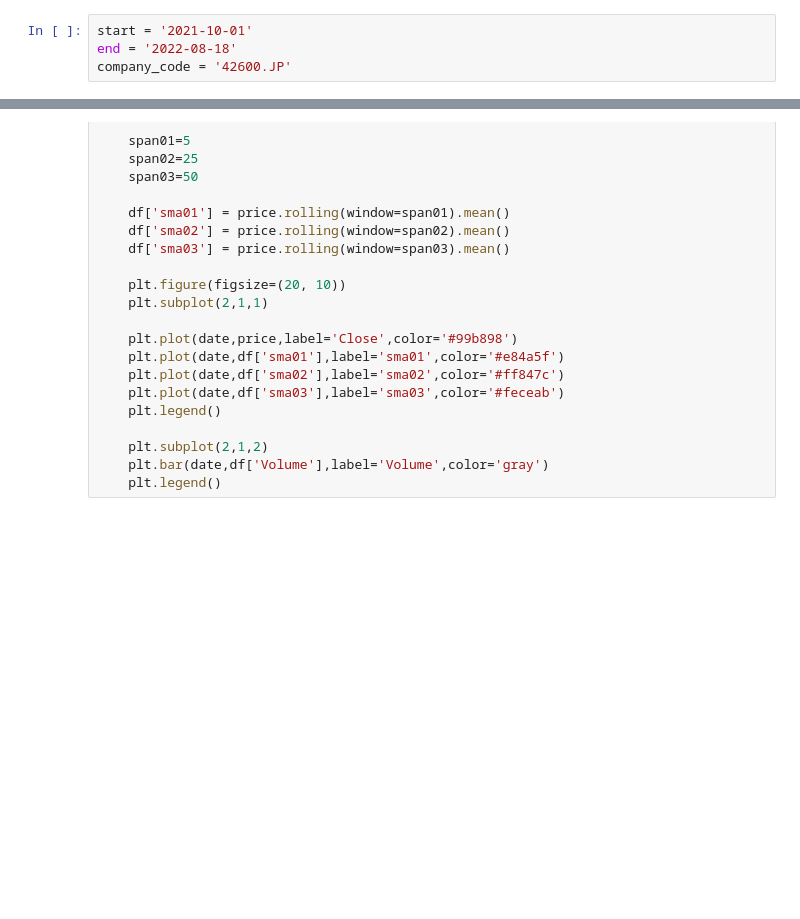
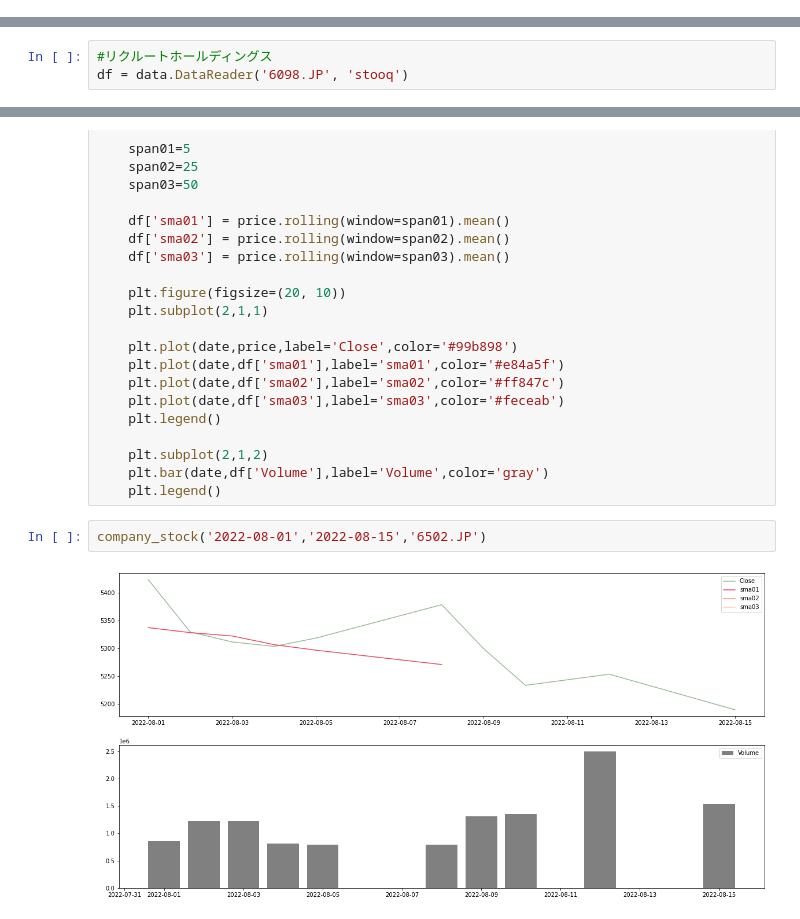
Before and after one commit to ta-commits/ta, a Jupyter notebook: Test.ipynb, the cells around one changed output, grey strips where cells are left out. Drawn from its saved outputs; the diff is of its cells as text; blank space fills up the shorter version.

```diff
--- a/Test.ipynb
+++ b/Test.ipynb
@@ -160,7 +157,3 @@ plt.legend()
 # %% [output]
 <matplotlib.legend.Legend at 0x...>
 [figure]
-# %%
-start = '2021-10-01'
-end = '2022-08-18'
-company_code = '42600.JP'
@@ -166,0 +176,3 @@ company_code = '42600.JP'
+# %%
+#リクルートホールディングス
+df = data.DataReader('6098.JP', 'stooq')
@@ -250,3 +404,7 @@ def company_stock(start,end,company_code):
     plt.subplot(2,1,2)
     plt.bar(date,df['Volume'],label='Volume',color='gray')
     plt.legend()
+# %%
+company_stock('2022-08-01','2022-08-15','6502.JP')
+# %% [output]
+[figure, added]
```
Also changed, not shown: parts of 21 cells of this notebook.
